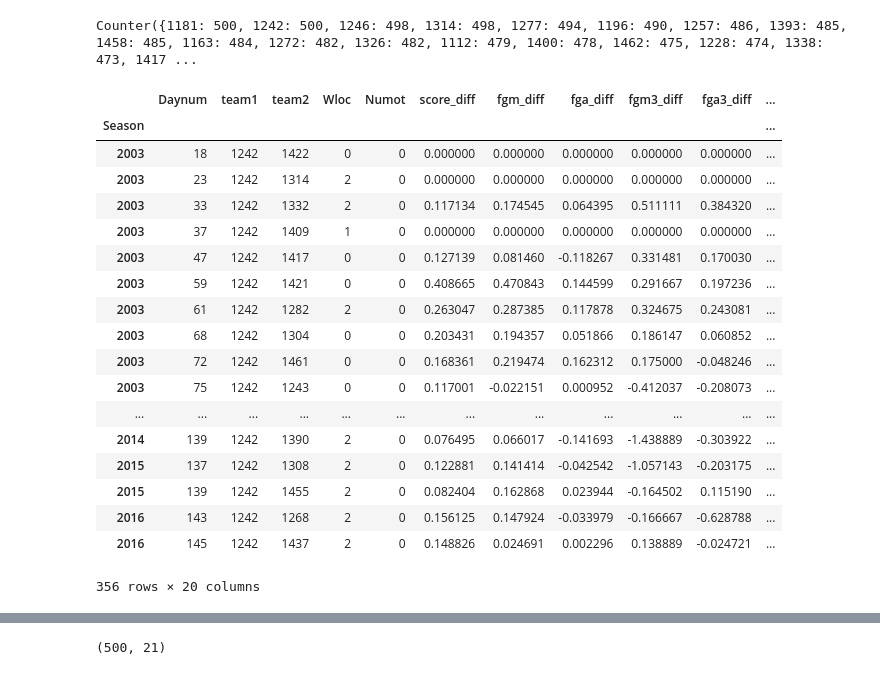
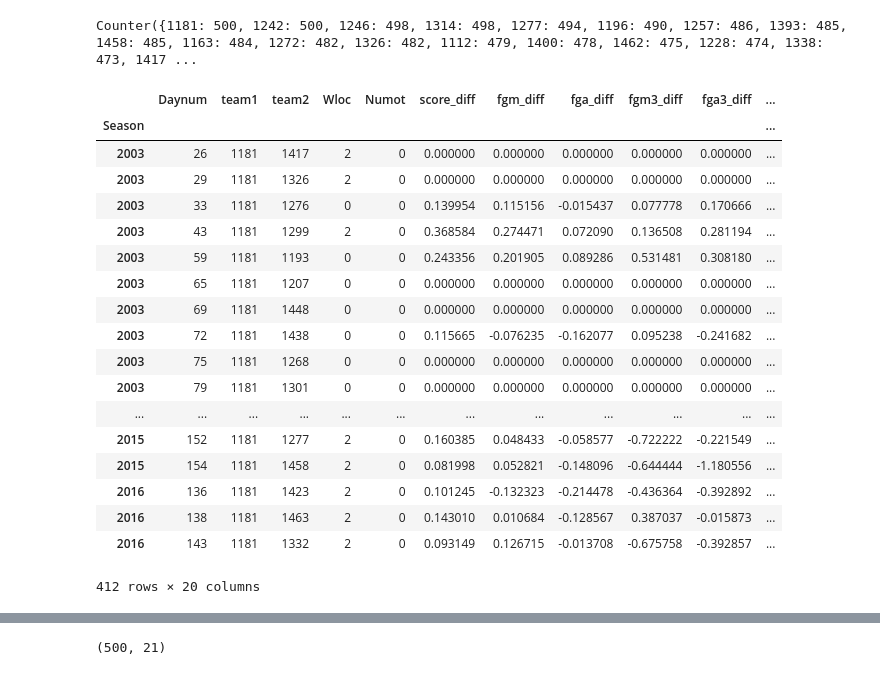
Before and after one commit to JamesBrd/MML, a Jupyter notebook: Multivariate-wo-ELO-V1.ipynb, the cells around one changed output, grey strips where cells are left out. Drawn from its saved outputs; the diff is of its cells as text; code cells hidden in the pictures.

```diff
--- a/Multivariate-wo-ELO-V1.ipynb
+++ b/Multivariate-wo-ELO-V1.ipynb
@@ -36,27 +36,27 @@ print(t1_count + t2_count)
 # %% [output]
 Counter({1181: 500, 1242: 500, 1246: 498, 1314: 498, 1277: 494, 1196: 490, 1257: 486, 1393: 485, 1458: 485, 1163: 484, 1272: 482, 1326: 482, 1112: 479, 1400: 478, 1462: 475, 1228: 474, 1338: 473, 1417 ...
 # %%
-d1 = dataframe.loc[dataframe['team1'] == 1242]
+d1 = dataframe.loc[dataframe['team1'] == 1181]
 #d2 = dataframe.loc[dataframe['team2'] == 1181]
 d1
 # %% [output]
 |  | Daynum | team1 | team2 | Wloc | Numot | score_diff | fgm_diff | fga_diff | fgm3_diff | fga3_diff | ... |
 | Season |  |  |  |  |  |  |  |  |  |  | ... |
-| 2003 | 18 | 1242 | 1422 | 0 | 0 | 0.000000 | 0.000000 | 0.000000 | 0.000000 | 0.000000 | ... |
-| 2003 | 23 | 1242 | 1314 | 2 | 0 | 0.000000 | 0.000000 | 0.000000 | 0.000000 | 0.000000 | ... |
-| 2003 | 33 | 1242 | 1332 | 2 | 0 | 0.117134 | 0.174545 | 0.064395 | 0.511111 | 0.384320 | ... |
-| 2003 | 37 | 1242 | 1409 | 1 | 0 | 0.000000 | 0.000000 | 0.000000 | 0.000000 | 0.000000 | ... |
-| 2003 | 47 | 1242 | 1417 | 0 | 0 | 0.127139 | 0.081460 | -0.118267 | 0.331481 | 0.170030 | ... |
-| 2003 | 59 | 1242 | 1421 | 0 | 0 | 0.408665 | 0.470843 | 0.144599 | 0.291667 | 0.197236 | ... |
-| 2003 | 61 | 1242 | 1282 | 2 | 0 | 0.263047 | 0.287385 | 0.117878 | 0.324675 | 0.243081 | ... |
-| 2003 | 68 | 1242 | 1304 | 0 | 0 | 0.203431 | 0.194357 | 0.051866 | 0.186147 | 0.060852 | ... |
-| 2003 | 72 | 1242 | 1461 | 0 | 0 | 0.168361 | 0.219474 | 0.162312 | 0.175000 | -0.048246 | ... |
-| 2003 | 75 | 1242 | 1243 | 0 | 0 | 0.117001 | -0.022151 | 0.000952 | -0.412037 | -0.208073 | ... |
+| 2003 | 26 | 1181 | 1417 | 2 | 0 | 0.000000 | 0.000000 | 0.000000 | 0.000000 | 0.000000 | ... |
+| 2003 | 29 | 1181 | 1326 | 2 | 0 | 0.000000 | 0.000000 | 0.000000 | 0.000000 | 0.000000 | ... |
+| 2003 | 33 | 1181 | 1276 | 0 | 0 | 0.139954 | 0.115156 | -0.015437 | 0.077778 | 0.170666 | ... |
+| 2003 | 43 | 1181 | 1299 | 2 | 0 | 0.368584 | 0.274471 | 0.072090 | 0.136508 | 0.281194 | ... |
+| 2003 | 59 | 1181 | 1193 | 0 | 0 | 0.243356 | 0.201905 | 0.089286 | 0.531481 | 0.308180 | ... |
+| 2003 | 65 | 1181 | 1207 | 0 | 0 | 0.000000 | 0.000000 | 0.000000 | 0.000000 | 0.000000 | ... |
+| 2003 | 69 | 1181 | 1448 | 0 | 0 | 0.000000 | 0.000000 | 0.000000 | 0.000000 | 0.000000 | ... |
+| 2003 | 72 | 1181 | 1438 | 0 | 0 | 0.115665 | -0.076235 | -0.162077 | 0.095238 | -0.241682 | ... |
+| 2003 | 75 | 1181 | 1268 | 0 | 0 | 0.000000 | 0.000000 | 0.000000 | 0.000000 | 0.000000 | ... |
+| 2003 | 79 | 1181 | 1301 | 0 | 0 | 0.000000 | 0.000000 | 0.000000 | 0.000000 | 0.000000 | ... |
 | ... | ... | ... | ... | ... | ... | ... | ... | ... | ... | ... | ... |
-| 2014 | 139 | 1242 | 1390 | 2 | 0 | 0.076495 | 0.066017 | -0.141693 | -1.438889 | -0.303922 | ... |
-| 2015 | 137 | 1242 | 1308 | 2 | 0 | 0.122881 | 0.141414 | -0.042542 | -1.057143 | -0.203175 | ... |
-| 2015 | 139 | 1242 | 1455 | 2 | 0 | 0.082404 | 0.162868 | 0.023944 | -0.164502 | 0.115190 | ... |
-| 2016 | 143 | 1242 | 1268 | 2 | 0 | 0.156125 | 0.147924 | -0.033979 | -0.166667 | -0.628788 | ... |
-| 2016 | 145 | 1242 | 1437 | 2 | 0 | 0.148826 | 0.024691 | 0.002296 | 0.138889 | -0.024721 | ... |
+| 2015 | 152 | 1181 | 1277 | 2 | 0 | 0.160385 | 0.048433 | -0.058577 | -0.722222 | -0.221549 | ... |
+| 2015 | 154 | 1181 | 1458 | 2 | 0 | 0.081998 | 0.052821 | -0.148096 | -0.644444 | -1.180556 | ... |
+| 2016 | 136 | 1181 | 1423 | 2 | 0 | 0.101245 | -0.132323 | -0.214478 | -0.436364 | -0.392892 | ... |
+| 2016 | 138 | 1181 | 1463 | 2 | 0 | 0.143010 | 0.010684 | -0.128567 | 0.387037 | -0.015873 | ... |
+| 2016 | 143 | 1181 | 1332 | 2 | 0 | 0.093149 | 0.126715 | -0.013708 | -0.675758 | -0.392857 | ... |
-356 rows × 20 columns
+412 rows × 20 columns
 # %%
```
Also changed, not shown: parts of 9 cells of this notebook, 2 other files.
